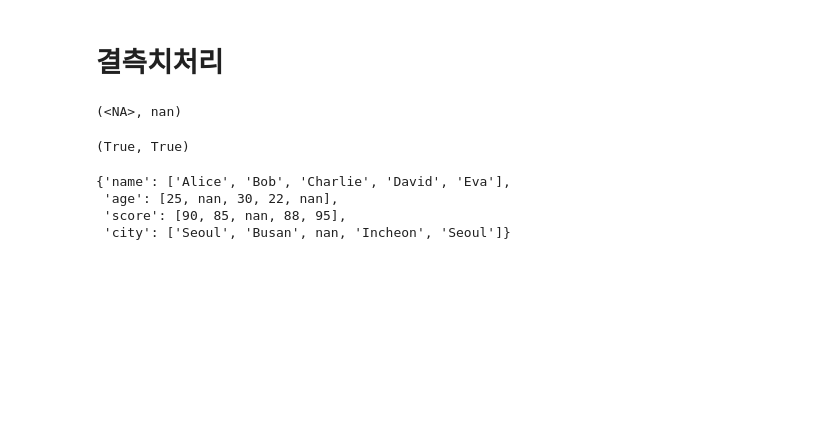
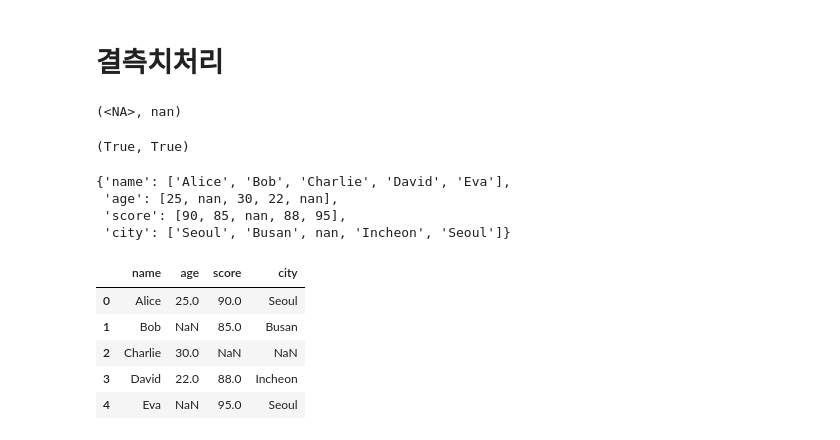
Before and after one commit to dhrhee96/hipython, a Jupyter notebook: 42.데이터전처리.ipynb, the cells around one changed output. Cells and saved outputs as stored; diff of their text form; code cells hidden in the pictures; blank space fills up the shorter version.

```diff
--- a/42.데이터전처리.ipynb
+++ b/42.데이터전처리.ipynb
@@ -551,7 +551,17 @@ data
 # %%
 df = pd.DataFrame(data)
 
 # 결측치 채우기 및 포맷 정리
-df['age'] = df['age'].fillna(df['age'].mean()).round(1)
-df['score'] = df['score'].fillna(df['score'].mean()).round(1)
-df['city'] = df['city'].fillna('Unknown')
+#
+#df['score'] = df['score'].fillna(0).round(1)
+#df['city'] = df['city'].fillna(0)
+
+#df['age'].mean()
+df
+# %% [output]
+|  | name | age | score | city |
+| 0 | Alice | 25.0 | 90.0 | Seoul |
+| 1 | Bob | NaN | 85.0 | Busan |
+| 2 | Charlie | 30.0 | NaN | NaN |
+| 3 | David | 22.0 | 88.0 | Incheon |
+| 4 | Eva | NaN | 95.0 | Seoul |
```
Also changed, not shown: parts of 16 cells of this notebook, 1 other file.
